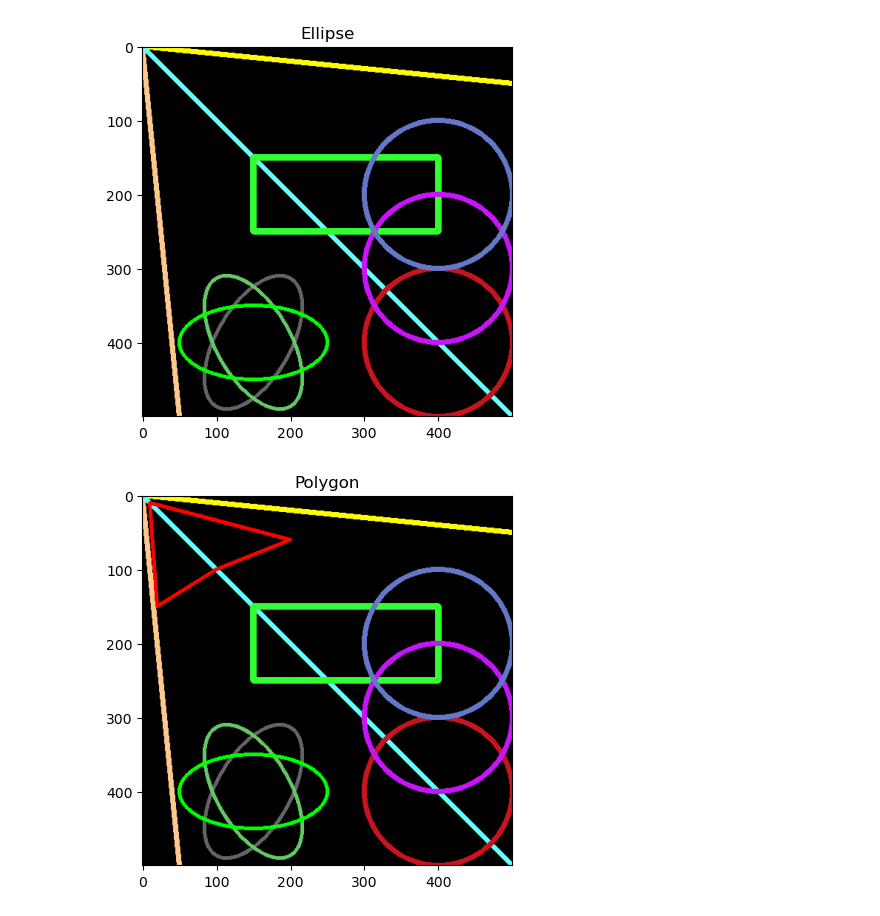
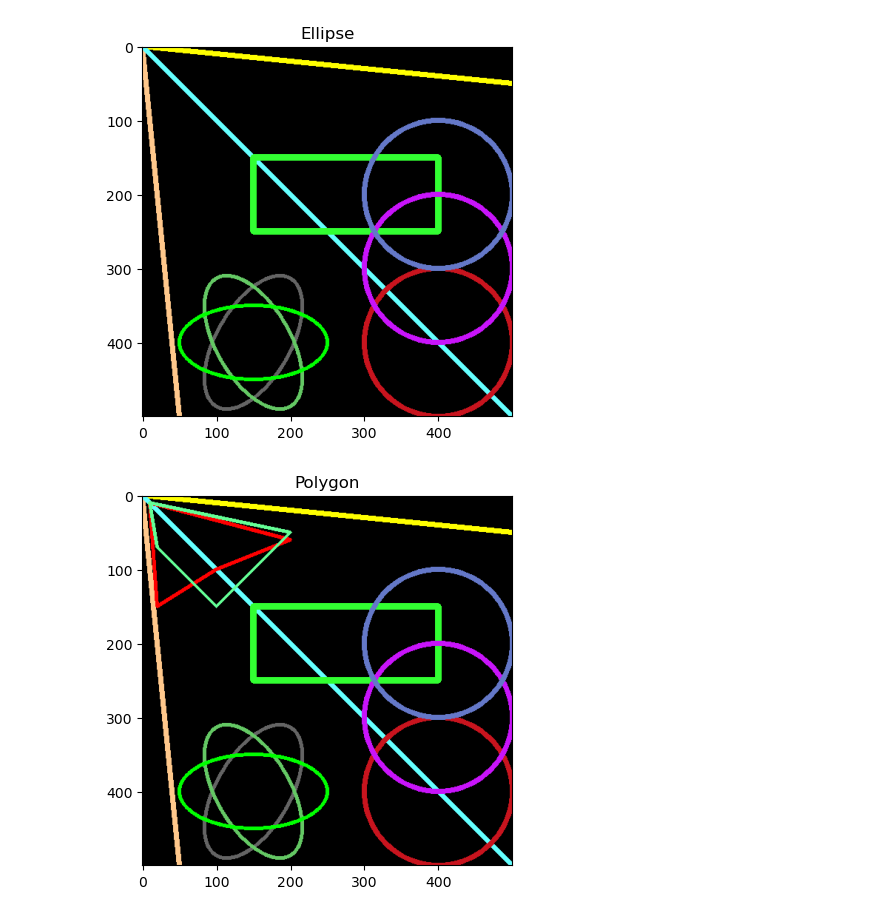
Before and after one commit to Abtinz/Computer-Vision-OpenCV-Yolo, a Jupyter notebook: OpenCV/image processing/shapes and vocabs/shapes_and_vocabs.ipynb, the cells around one changed output. Saved outputs shown, nothing was run; the diff lists cells and outputs as text; code cells hidden in the pictures.

```diff
--- a/OpenCV/image processing/shapes and vocabs/shapes_and_vocabs.ipynb
+++ b/OpenCV/image processing/shapes and vocabs/shapes_and_vocabs.ipynb
@@ -55,13 +55,13 @@ plt.imshow(black_board[...,::-1]);plt.title("Ellipse");
 # %%
 pts = np.array( [[10,10], [20,150], [100,100], [200,60]], np.int32)
 
 pts = pts.reshape((-1,1,2))
 
 cv.polylines(black_board, [pts], True, (0,0,255), 3)
-pts = np.array( [[10,10], [20,70], [100,150], [200,5]], np.int32)
+pts = np.array( [[10,10], [20,70], [100,150], [200,50]], np.int32)
 pts = pts.reshape((-1,1,2))
-cv.polylines(black_board, [pts], True, (0,0,255), 3)
+cv.polylines(black_board, [pts], True, (150,255,100), 3)
 
 plt.imshow(black_board[...,::-1]);plt.title("Polygon");
 # %% [output]
-[figure, old version]
+[figure, new version]
```
Also changed, not shown: 1 other file.
